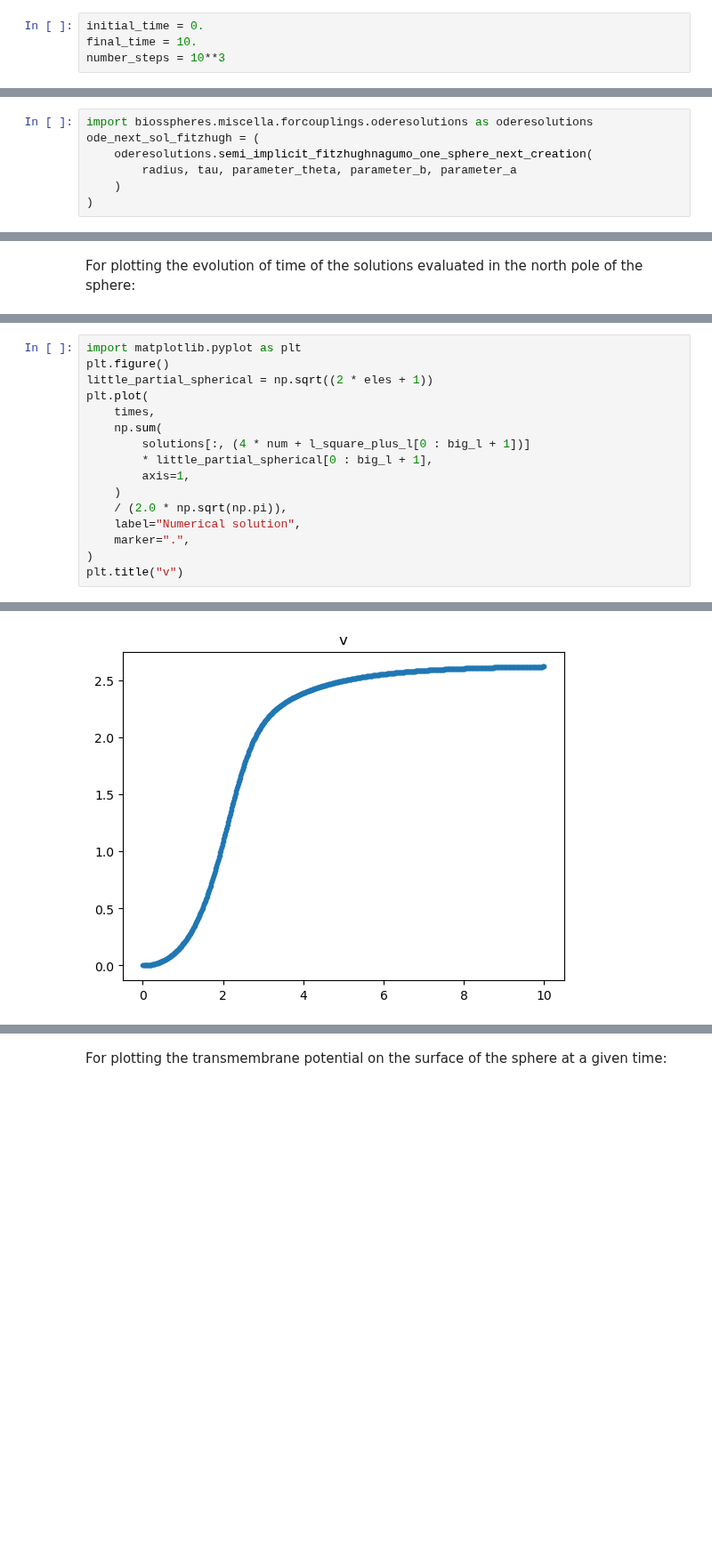
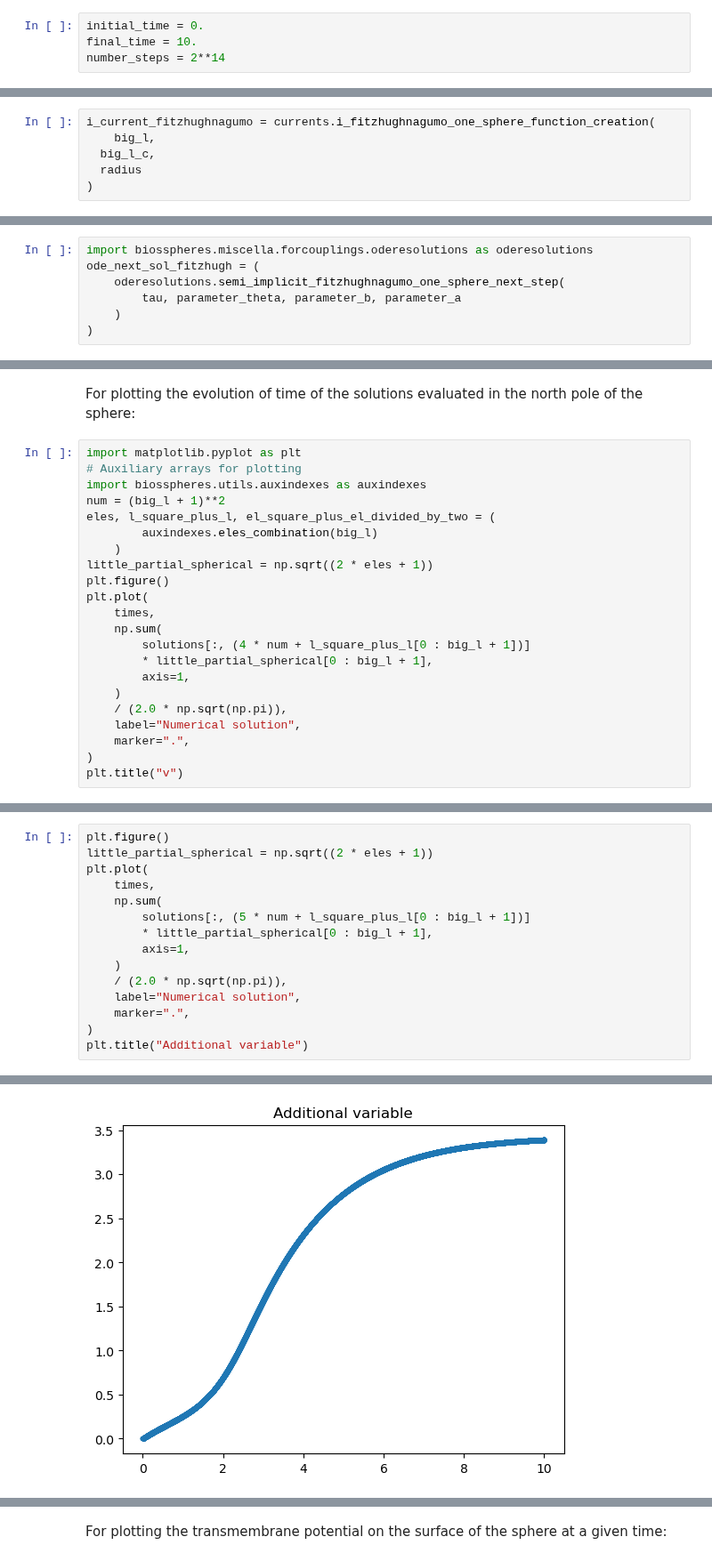
Before and after one commit to iamartineza/biosspheres, a Jupyter notebook: notebooks/notebooks/mtf_time_coupled.ipynb, the cells around one changed output, grey strips where cells are left out. Shown at 89% size. Drawn from its saved outputs; the diff is of its cells as text; blank space fills up the shorter version.

Commit message:
Refactors and additions

```diff
--- a/notebooks/notebooks/mtf_time_coupled.ipynb
+++ b/notebooks/notebooks/mtf_time_coupled.ipynb
@@ -42,7 +44,7 @@ Parameters for the time scheme used:
 # %%
 initial_time = 0.
 final_time = 10.
-number_steps = 10**3
+number_steps = 2**14
 # %% [markdown]
 Set up of initial conditions, for this model we need two arrays of length `(big_l + 1)**2`. Each array has the coefficients of the spherical harmonic expansion of each initial condition.
 In the following we give a couple of examples for building one of the arrays:
@@ -131,9 +115,15 @@ i_current_fitzhughnagumo = currents.i_fitzhughnagumo_one_sphere_function_creatio
+# %%
+i_current_fitzhughnagumo = currents.i_fitzhughnagumo_one_sphere_function_creation(
+	big_l,
+  big_l_c,
+  radius
+)
 # %% [markdown]
 Set up of the semi-implicit scheme for the "gating" variables (or similar)
 # %%
 import biosspheres.miscella.forcouplings.oderesolutions as oderesolutions
 ode_next_sol_fitzhugh = (
-	oderesolutions.semi_implicit_fitzhughnagumo_one_sphere_next_creation(
-		radius, tau, parameter_theta, parameter_b, parameter_a
+	oderesolutions.semi_implicit_fitzhughnagumo_one_sphere_next_step(
+		tau, parameter_theta, parameter_b, parameter_a
 	)
 )
@@ -188,3 +198,25 @@ To load the solutions:
 ### Plotting the results
 # %% [markdown]
 For plotting the evolution of time of the solutions evaluated in the north pole of the sphere:
+# %%
+import matplotlib.pyplot as plt
+# Auxiliary arrays for plotting
+import biosspheres.utils.auxindexes as auxindexes
+num = (big_l + 1)**2
+eles, l_square_plus_l, el_square_plus_el_divided_by_two = (
+        auxindexes.eles_combination(big_l)
+    )
+little_partial_spherical = np.sqrt((2 * eles + 1))
+plt.figure()
+plt.plot(
+	times,
+	np.sum(
+		solutions[:, (4 * num + l_square_plus_l[0 : big_l + 1])]
+		* little_partial_spherical[0 : big_l + 1],
+		axis=1,
+	)
+	/ (2.0 * np.sqrt(np.pi)),
+	label="Numerical solution",
+	marker=".",
+)
+plt.title("v")
@@ -191,11 +226,10 @@ For plotting the evolution of time of the solutions evaluated in the north pole
 # %%
-import matplotlib.pyplot as plt
 plt.figure()
 little_partial_spherical = np.sqrt((2 * eles + 1))
 plt.plot(
 	times,
 	np.sum(
-		solutions[:, (4 * num + l_square_plus_l[0 : big_l + 1])]
+		solutions[:, (5 * num + l_square_plus_l[0 : big_l + 1])]
 		* little_partial_spherical[0 : big_l + 1],
 		axis=1,
 	)
@@ -203,5 +237,5 @@ plt.plot(
 	label="Numerical solution",
 	marker=".",
 )
-plt.title("v")
+plt.title("Additional variable")
 # %% [output]
@@ -209 +243 @@ Text(0.5, 1.0, 'v')
-[figure, old version]
+[figure, new version]
```
Also changed, not shown: parts of 30 cells of this notebook.
